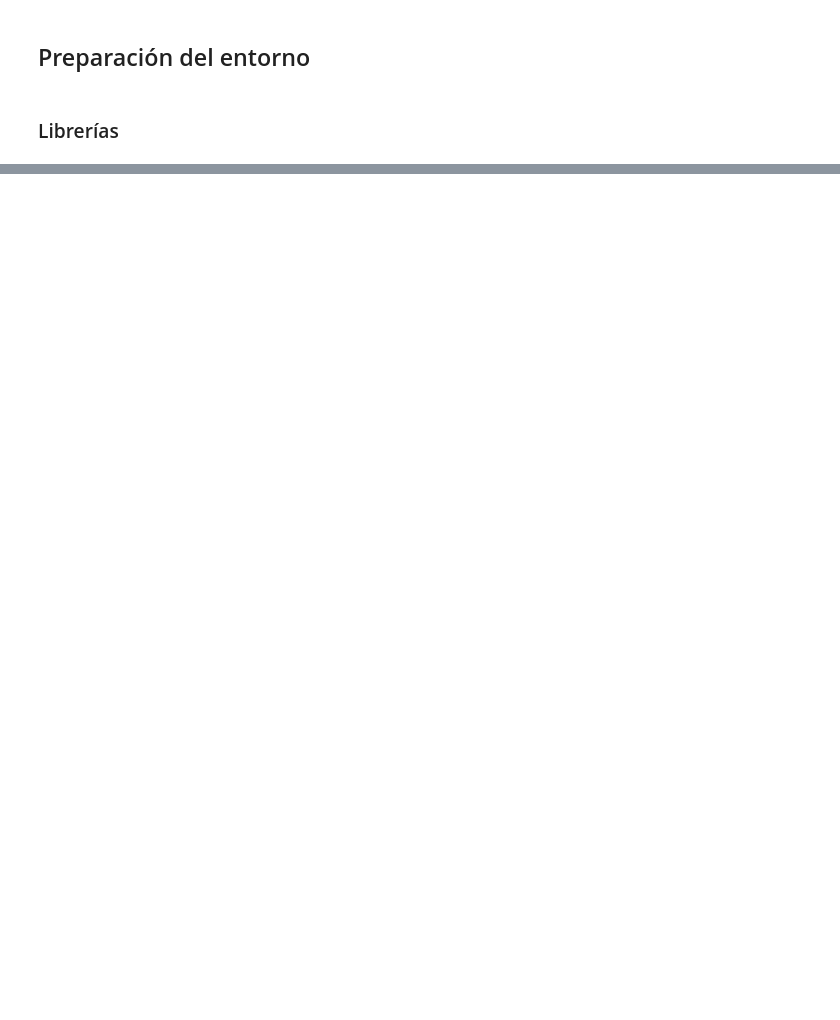
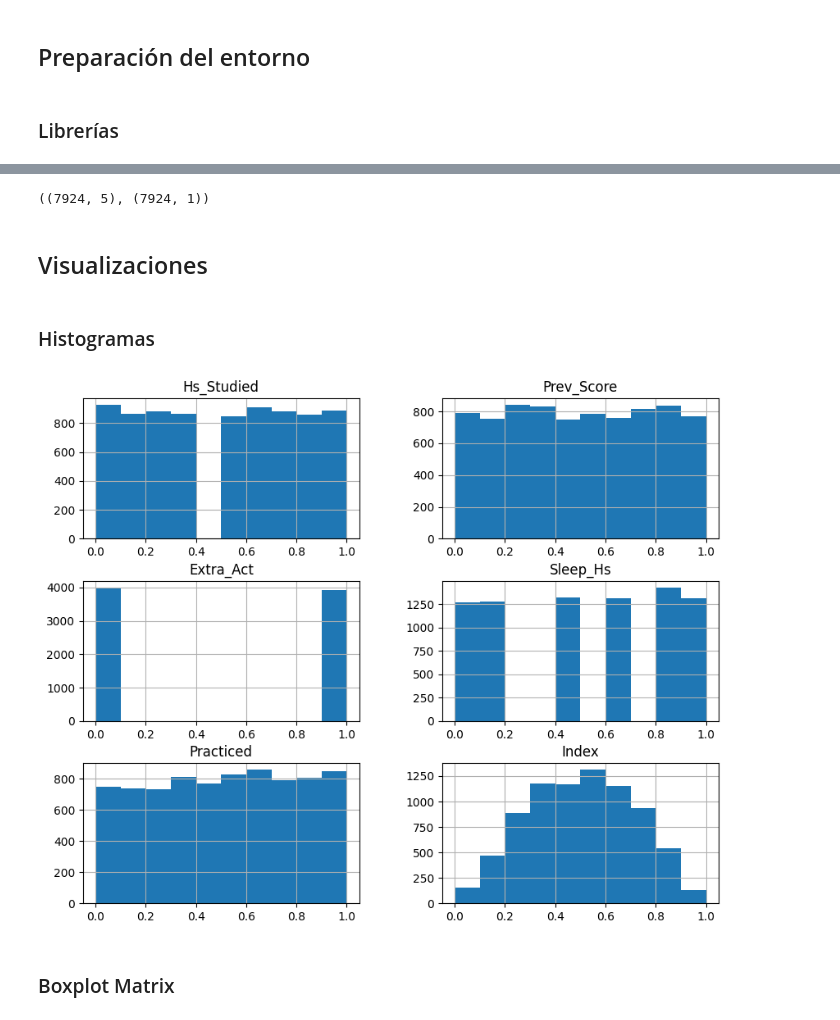
Before and after one commit to MiguelMussi/AAII_TP1, a Jupyter notebook: Problema_3.ipynb, the cells around one changed output, grey strips where cells are left out. Cells and saved outputs as stored; diff of their text form; code cells hidden in the pictures; blank space fills up the shorter version.

```diff
--- a/Problema_3.ipynb
+++ b/Problema_3.ipynb
@@ -20,0 +207,2 @@ with zipfile.ZipFile('TP1-1-student_performance.zip', 'r') as zip_ref:
+# %%
+df_train = eliminar_registros_duplicados(df_train)
@@ -20,0 +232,2 @@ with zipfile.ZipFile('TP1-1-student_performance.zip', 'r') as zip_ref:
+# %%
+df_train = recategorizar_variables(df_train)
@@ -20,0 +262,29 @@ with zipfile.ZipFile('TP1-1-student_performance.zip', 'r') as zip_ref:
+# %%
+def escalar_datos(df, scaler_dict=None):
+    """
+    Escala las características en un DataFrame utilizando MinMaxScaler.
+
+    Parámetros:
+    - df: DataFrame: El DataFrame que contiene los datos.
+    - scaler_dict: dict: Un diccionario que contiene los objetos scaler utilizados para escalar cada columna (opcional).
+
+    Retorna:
+    - df_scaled: DataFrame: El DataFrame con las características escaladas.
+    - scaler_dict: dict: Un diccionario que contiene los objetos scaler utilizados para escalar cada columna.
+    """
+    # Si no se proporciona un diccionario de scalers, inicializar uno
+    if scaler_dict is None:
+        scaler_dict = {}
+
+    # Iterar sobre cada columna en el DataFrame
+    for columna in df.columns:
+        # Inicializar un scaler para cada columna si no está en el diccionario
+        if columna not in scaler_dict:
+            scaler_dict[columna] = MinMaxScaler()
+        # Escalar la columna y reemplazar los valores en el DataFrame
+        df[columna] = scaler_dict[columna].fit_transform(df[[columna]])
+
+    # Devolver el DataFrame escalado y el diccionario de scalers
+    return df, scaler_dict
+# %%
+df_train, train_scaler_dict = escalar_datos(df_train)
@@ -20,0 +331,15 @@ with zipfile.ZipFile('TP1-1-student_performance.zip', 'r') as zip_ref:
+# %%
+X_train.shape, y_train.shape
+# %% [output]
+((7924, 5), (7924, 1))
+# %% [markdown]
+## Visualizaciones
+# %% [markdown]
+### Histogramas
+# %%
+df_train.hist(figsize=(10,8))
+plt.show()
+# %% [output]
+[figure, added]
+# %% [markdown]
+### Boxplot Matrix
```
Also changed, not shown: parts of 64 cells of this notebook.
